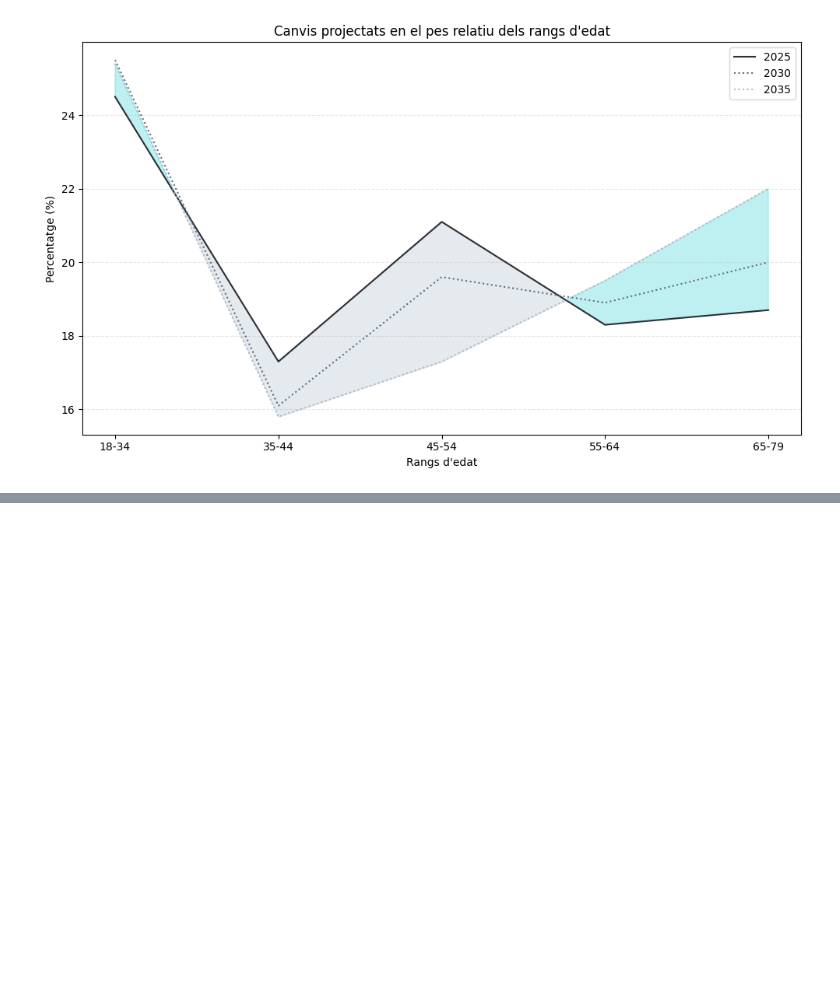
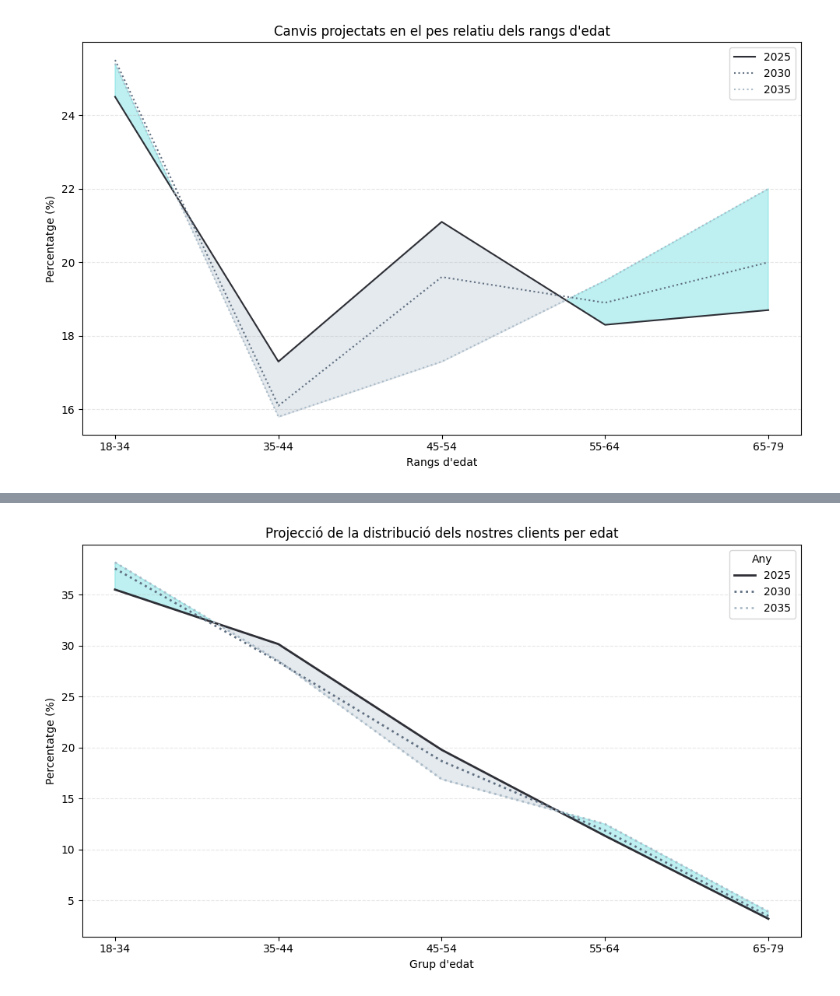
Before and after one commit to Lambda-14/Sim-Empresa, a Jupyter notebook: Equip_9/Scripts/250602_INE_grafiques.ipynb, the cells around one changed output, grey strips where cells are left out. Drawn from its saved outputs; the diff is of its cells as text; code cells hidden in the pictures; blank space fills up the shorter version.

```diff
--- a/Equip_9/Scripts/250602_INE_grafiques.ipynb
+++ b/Equip_9/Scripts/250602_INE_grafiques.ipynb
@@ -414,0 +506,45 @@ plt.show()
+# %%
+
+
+# Custom palette and linestyles
+custom_palette = ["#2E2F36", "#5F6F81", "#AABBC8"]
+linestyles = ['solid', 'dotted', 'dotted']
+
+# Prepare x and labels
+age_groups = df_clients.index.tolist()
+x = np.arange(len(age_groups))
+
+# Extract values for each year
+values_2025 = df_clients['2025']
+values_2030 = df_clients['2030']
+values_2035 = df_clients['2035']
+
+# Create plot
+fig, ax = plt.subplots(figsize=(10, 6))
+
+# Plot each line
+ax.plot(x, values_2025, label="2025", color=custom_palette[0], linestyle=linestyles[0], linewidth=2)
+ax.plot(x, values_2030, label="2030", color=custom_palette[1], linestyle=linestyles[1], linewidth=2)
+ax.plot(x, values_2035, label="2035", color=custom_palette[2], linestyle=linestyles[2], linewidth=2)
+
+
+
+# Optional: fill between 2025 and 2035
+ax.fill_between(x, values_2025, values_2035, where=(values_2025 >= values_2035),
+                color=custom_palette[2], alpha=0.3, interpolate=True)
+ax.fill_between(x, values_2025, values_2035, where=(values_2025 < values_2035),
+                color="#2CCED1", alpha=0.3, interpolate=True)
+
+# Formatting
+ax.set_xticks(x)
+ax.set_xticklabels(age_groups)
+ax.set_xlabel("Grup d'edat")
+ax.set_ylabel("Percentatge (%)")
+ax.set_title("Projecció de la distribució dels nostres clients per edat")
+ax.legend(title="Any")
+ax.grid(axis='y', linestyle='--', alpha=0.3)
+
+plt.tight_layout()
+plt.show()
+# %% [output]
+[figure, added]
```
Also changed, not shown: parts of 5 cells of this notebook.
